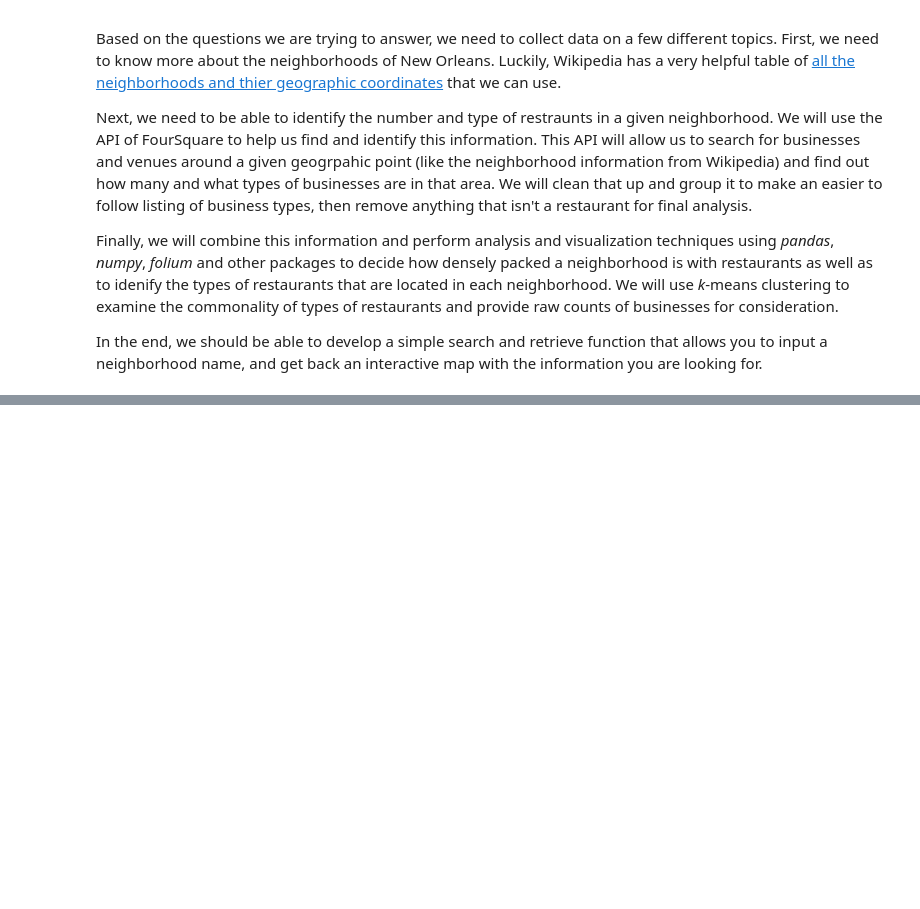
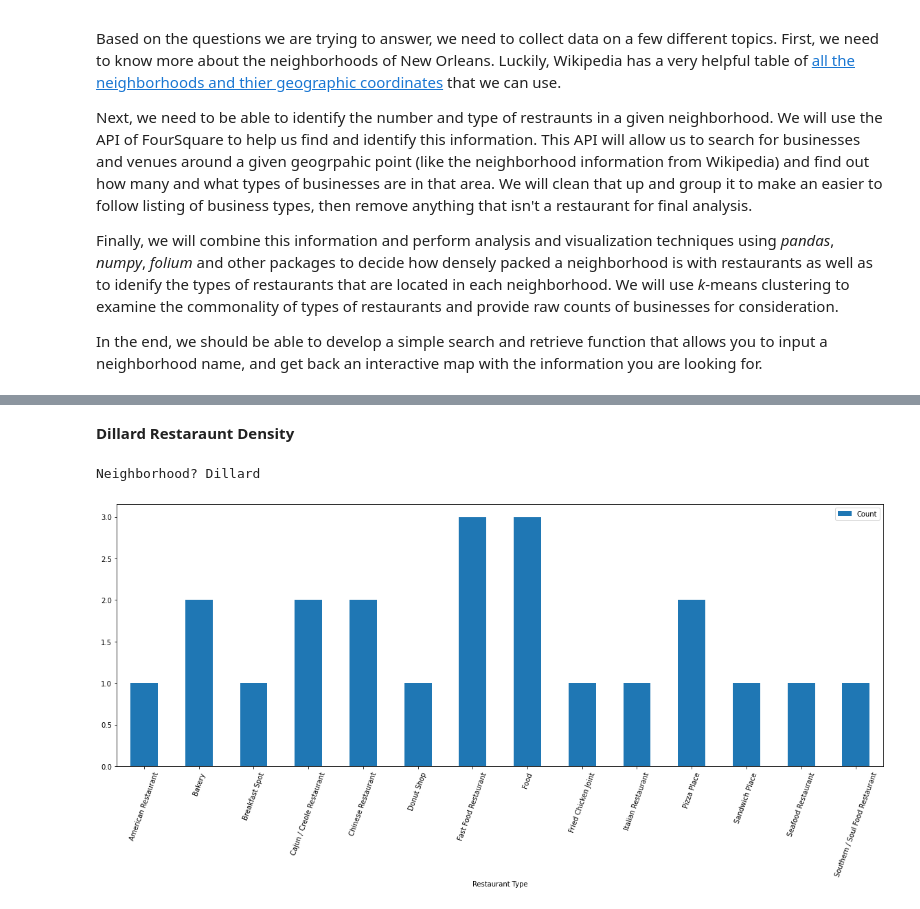
Before and after one commit to hivikash/Coursera_Capstone, a Jupyter notebook: Restaurants-in-NOLA-Neighborhoods.ipynb, the cells around one changed output, grey strips where cells are left out. Saved outputs shown, nothing was run; the diff lists cells and outputs as text; code cells hidden in the pictures; blank space fills up the shorter version.

```diff
--- a/Restaurants-in-NOLA-Neighborhoods.ipynb
+++ b/Restaurants-in-NOLA-Neighborhoods.ipynb
@@ -28,0 +767,3 @@ In the end, we should be able to develop a simple search and retrieve function t
+# %%
+nola_counts = nola_rests.groupby('Neighborhood').count()
+nola_counts
@@ -28,0 +934,13 @@ In the end, we should be able to develop a simple search and retrieve function t
+# %%
+def getCoords(neigh):
+    try:
+        neigh_id = nola_neigh[nola_neigh['Neighborhood']==neigh].index[0]
+
+        neighborhood_latitude = nola_neigh.loc[neigh_id, 'Latitude'] # neighborhood latitude value
+        neighborhood_longitude = nola_neigh.loc[neigh_id, 'Longitude'] # neighborhood longitude value
+
+        neighborhood_name = nola_neigh.loc[neigh_id, 'Neighborhood'] # neighborhood name
+
+        return [neighborhood_name,neighborhood_latitude,neighborhood_longitude]
+    except:
+        return print('Neighborhood name not recognized. Please try again.')
@@ -28,0 +976,16 @@ In the end, we should be able to develop a simple search and retrieve function t
+# %%
+def makeGraph():
+
+    neigh = input('Neighborhood? ')
+
+    coords = getCoords(neigh)
+
+    df = getVenues(coords[1],coords[2],'4d4b7105d754a06374d81259')
+
+    sorted_venues = df.groupby(['categories']).size().reset_index(name='Count')
+    sorted_venues.columns=['Restaurant Type','Count']
+    sorted_venues.set_index('Restaurant Type')
+
+    sorted_venues.plot(x='Restaurant Type', y='Count', kind='bar', figsize=(20,7), rot=70)
+
+    return plt.show()
@@ -28,0 +1014,7 @@ In the end, we should be able to develop a simple search and retrieve function t
+# %% [markdown]
+**Dillard Restaraunt Density**
+# %%
+makeGraph()
+# %% [output]
+Neighborhood? Dillard
+[figure, added]
```
Also changed, not shown: parts of 102 cells of this notebook.
